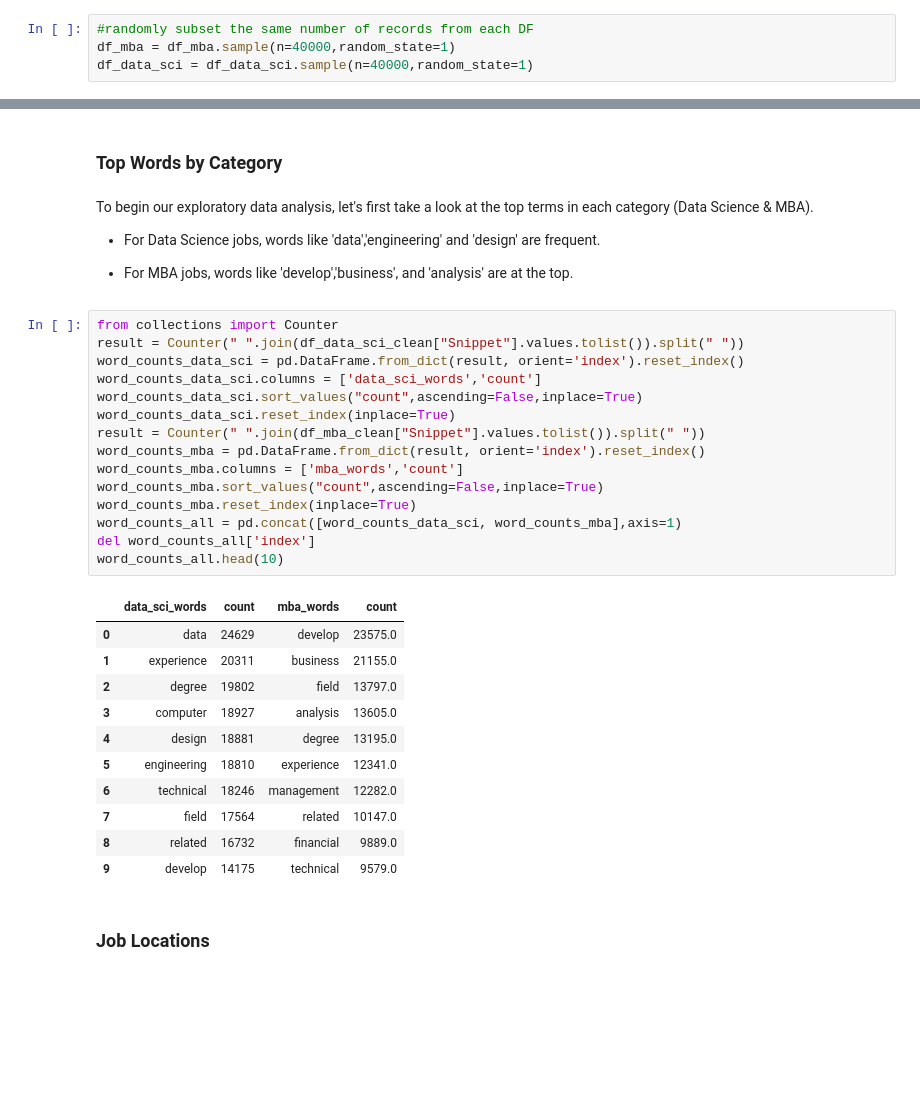
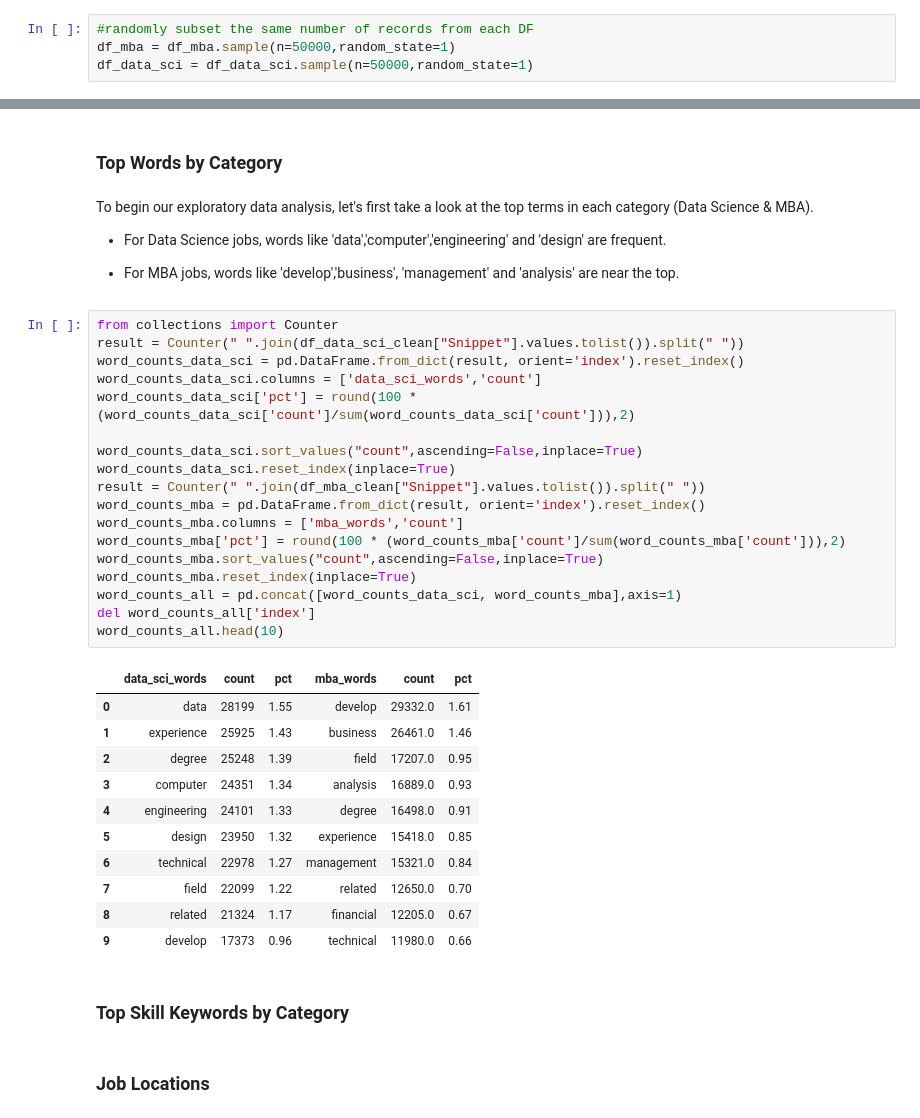
Before and after one commit to CollierKing/Classify_Jobs_Indeed, a Jupyter notebook: Jobs_Classification3.ipynb, the cells around one changed output, grey strips where cells are left out. Saved outputs shown, nothing was run; the diff lists cells and outputs as text; blank space fills up the shorter version.

```diff
--- a/Jobs_Classification3.ipynb
+++ b/Jobs_Classification3.ipynb
@@ -211,8 +198,8 @@ df_mba = df_combined[df_combined['category'] == "mba"]
 df_data_sci = df_combined[df_combined['category'] == "data_science"]
 # %%
 #randomly subset the same number of records from each DF
-df_mba = df_mba.sample(n=40000,random_state=1)
-df_data_sci = df_data_sci.sample(n=40000,random_state=1)
+df_mba = df_mba.sample(n=50000,random_state=1)
+df_data_sci = df_data_sci.sample(n=50000,random_state=1)
 # %%
 df_combined = pd.concat([df_data_sci,df_mba])
 df_combined.reset_index(inplace=True,drop=1)
@@ -347,36 +337,41 @@ You can read more about MDS [here](https://en.wikipedia.org/wiki/Multidimensiona
 # %% [markdown]
 To begin our exploratory data analysis, let's first take a look at the top terms in each category (Data Science & MBA).
 
-* For Data Science jobs, words like 'data','engineering' and 'design' are frequent.
+* For Data Science jobs, words like 'data','computer','engineering' and 'design' are frequent.
 
-* For MBA jobs, words like 'develop','business', and 'analysis' are at the top.
+* For MBA jobs, words like 'develop','business', 'management' and 'analysis' are near the top.
 # %%
 from collections import Counter
 result = Counter(" ".join(df_data_sci_clean["Snippet"].values.tolist()).split(" "))
 word_counts_data_sci = pd.DataFrame.from_dict(result, orient='index').reset_index()
 word_counts_data_sci.columns = ['data_sci_words','count']
+word_counts_data_sci['pct'] = round(100 * (word_counts_data_sci['count']/sum(word_counts_data_sci['count'])),2)
+
 word_counts_data_sci.sort_values("count",ascending=False,inplace=True)
 word_counts_data_sci.reset_index(inplace=True)
 result = Counter(" ".join(df_mba_clean["Snippet"].values.tolist()).split(" "))
 word_counts_mba = pd.DataFrame.from_dict(result, orient='index').reset_index()
 word_counts_mba.columns = ['mba_words','count']
+word_counts_mba['pct'] = round(100 * (word_counts_mba['count']/sum(word_counts_mba['count'])),2)
 word_counts_mba.sort_values("count",ascending=False,inplace=True)
 word_counts_mba.reset_index(inplace=True)
 word_counts_all = pd.concat([word_counts_data_sci, word_counts_mba],axis=1)
 del word_counts_all['index']
 word_counts_all.head(10)
 # %% [output]
-|  | data_sci_words | count | mba_words | count |
-| 0 | data | 24629 | develop | 23575.0 |
-| 1 | experience | 20311 | business | 21155.0 |
-| 2 | degree | 19802 | field | 13797.0 |
-| 3 | computer | 18927 | analysis | 13605.0 |
-| 4 | design | 18881 | degree | 13195.0 |
-| 5 | engineering | 18810 | experience | 12341.0 |
-| 6 | technical | 18246 | management | 12282.0 |
-| 7 | field | 17564 | related | 10147.0 |
-| 8 | related | 16732 | financial | 9889.0 |
-| 9 | develop | 14175 | technical | 9579.0 |
+|  | data_sci_words | count | pct | mba_words | count | pct |
+| 0 | data | 28199 | 1.55 | develop | 29332.0 | 1.61 |
+| 1 | experience | 25925 | 1.43 | business | 26461.0 | 1.46 |
+| 2 | degree | 25248 | 1.39 | field | 17207.0 | 0.95 |
+| 3 | computer | 24351 | 1.34 | analysis | 16889.0 | 0.93 |
+| 4 | engineering | 24101 | 1.33 | degree | 16498.0 | 0.91 |
+| 5 | design | 23950 | 1.32 | experience | 15418.0 | 0.85 |
+| 6 | technical | 22978 | 1.27 | management | 15321.0 | 0.84 |
+| 7 | field | 22099 | 1.22 | related | 12650.0 | 0.70 |
+| 8 | related | 21324 | 1.17 | financial | 12205.0 | 0.67 |
+| 9 | develop | 17373 | 0.96 | technical | 11980.0 | 0.66 |
+# %% [markdown]
+### Top Skill Keywords by Category
 # %% [markdown]
 ### Job Locations
 # %% [markdown]
```
Also changed, not shown: parts of 8 cells of this notebook, 1 other file.
